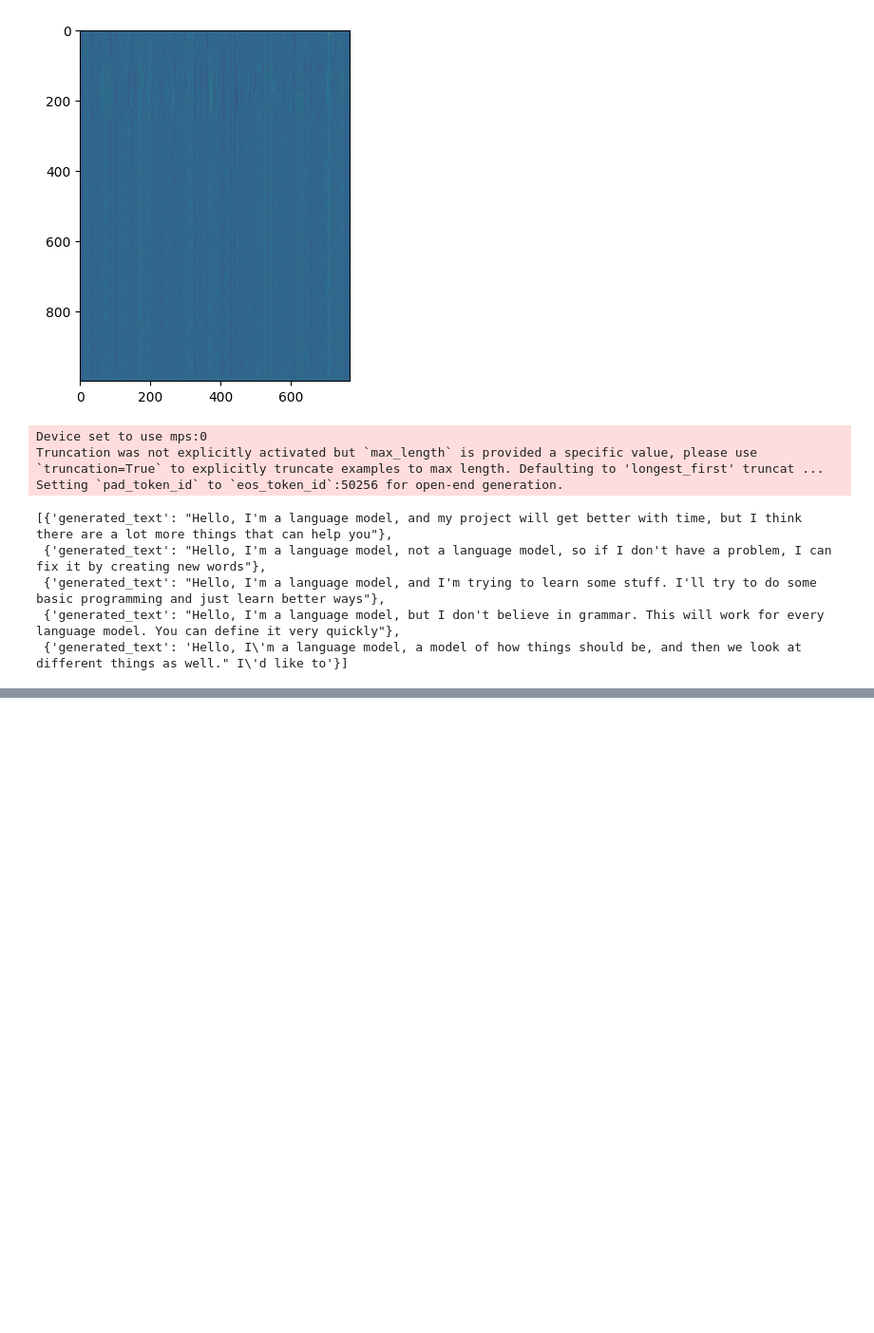
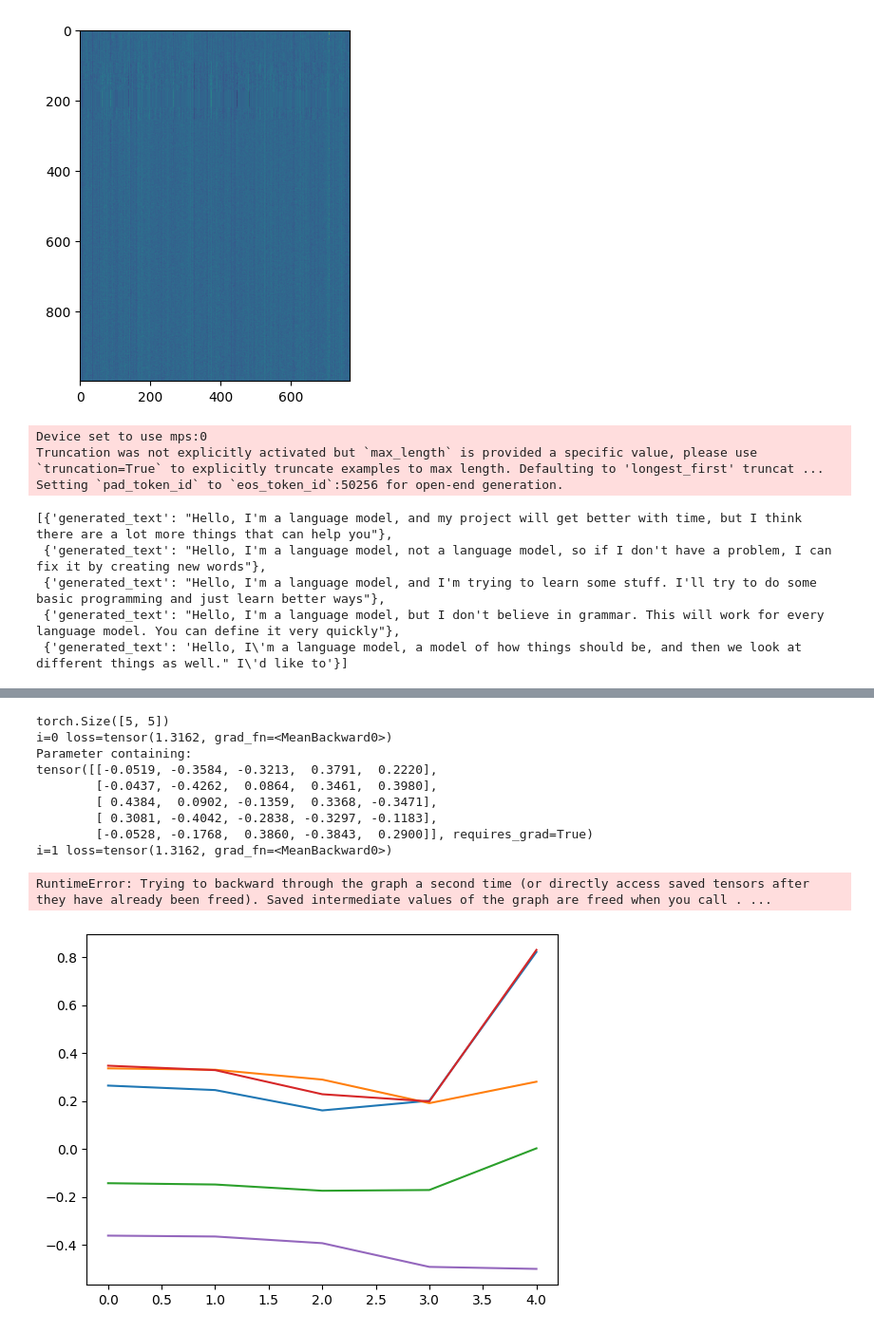
Before and after one commit to bjk95/bpt, a Jupyter notebook: bpt/kapathy_videos/gpt2/play.ipynb, the cells around one changed output, grey strips where cells are left out. Shown: that part at 95% size. Cells and saved outputs as stored; diff of their text form; code cells hidden in the pictures; blank space fills up the shorter version.

```diff
--- a/bpt/kapathy_videos/gpt2/play.ipynb
+++ b/bpt/kapathy_videos/gpt2/play.ipynb
@@ -105,0 +388,37 @@ tensor([[22307,    25,   198,  8421,   356,  5120],
+# %%
+import torch
+from matplotlib import pyplot as plt
+%matplotlib inline
+from torch import nn
+
+T, C = 5,1
+a = torch.arange(T*C).float().view(T,C)- 5
+l1 = nn.Linear(T, C*T)
+gelu =nn.GELU(approximate='tanh')
+l2 = nn.Linear(C*T, T)
+a = a+ l1(a.T)
+a = gelu(a)
+a = a+l2(a)
+plt.plot(a.detach().numpy())
+
+print(a.shape)
+le = 0.01
+
+for i in range(10):
+    loss = ((-1 - a) **2).mean()
+    print(f'{i=} {loss=}')
+    loss.grad = None
+    loss.backward()
+    print(l1.weight)
+# %% [output]
+torch.Size([5, 5])
+i=0 loss=tensor(1.3162, grad_fn=<MeanBackward0>)
+Parameter containing:
+tensor([[-0.0519, -0.3584, -0.3213,  0.3791,  0.2220],
+        [-0.0437, -0.4262,  0.0864,  0.3461,  0.3980],
+        [ 0.4384,  0.0902, -0.1359,  0.3368, -0.3471],
+        [ 0.3081, -0.4042, -0.2838, -0.3297, -0.1183],
+        [-0.0528, -0.1768,  0.3860, -0.3843,  0.2900]], requires_grad=True)
+i=1 loss=tensor(1.3162, grad_fn=<MeanBackward0>)
+RuntimeError: Trying to backward through the graph a second time (or directly access saved tensors after they have already been freed). Saved intermediate values of the graph are freed when you call . ...
+[figure, added]
```
Also changed, not shown: parts of 12 cells of this notebook, 3 other files.
